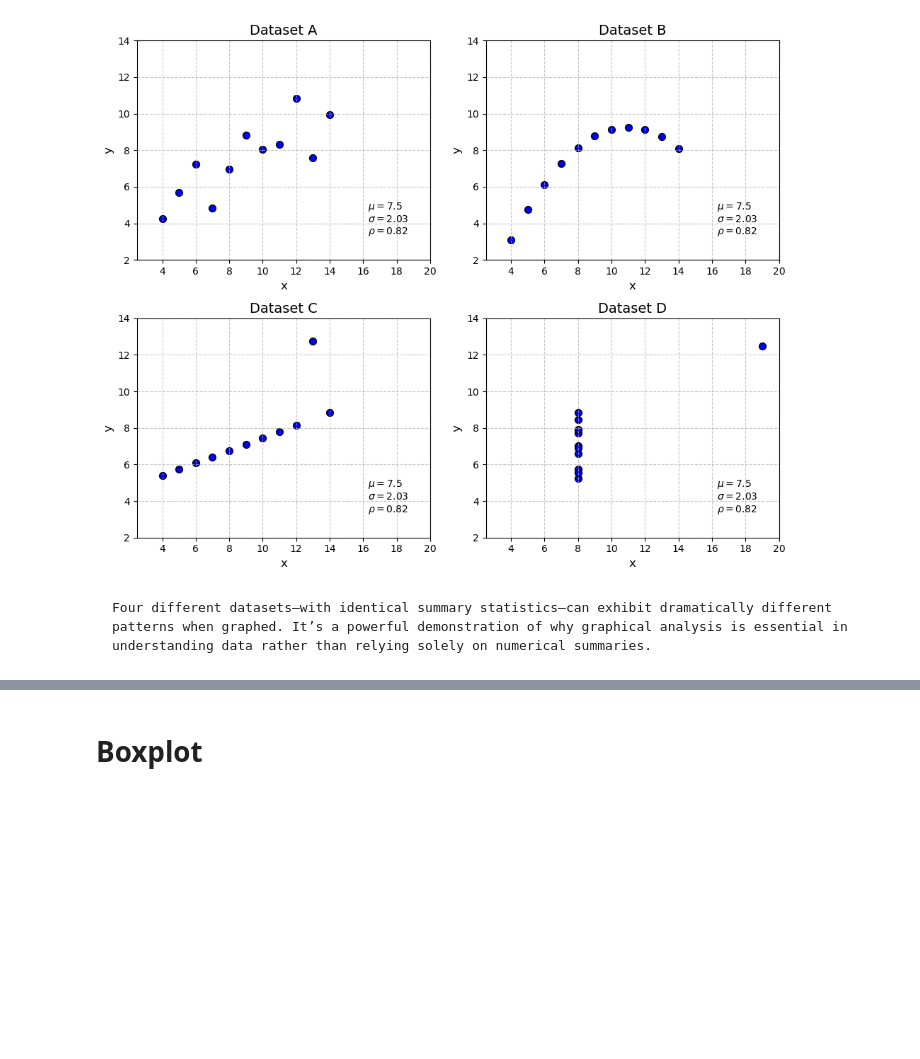
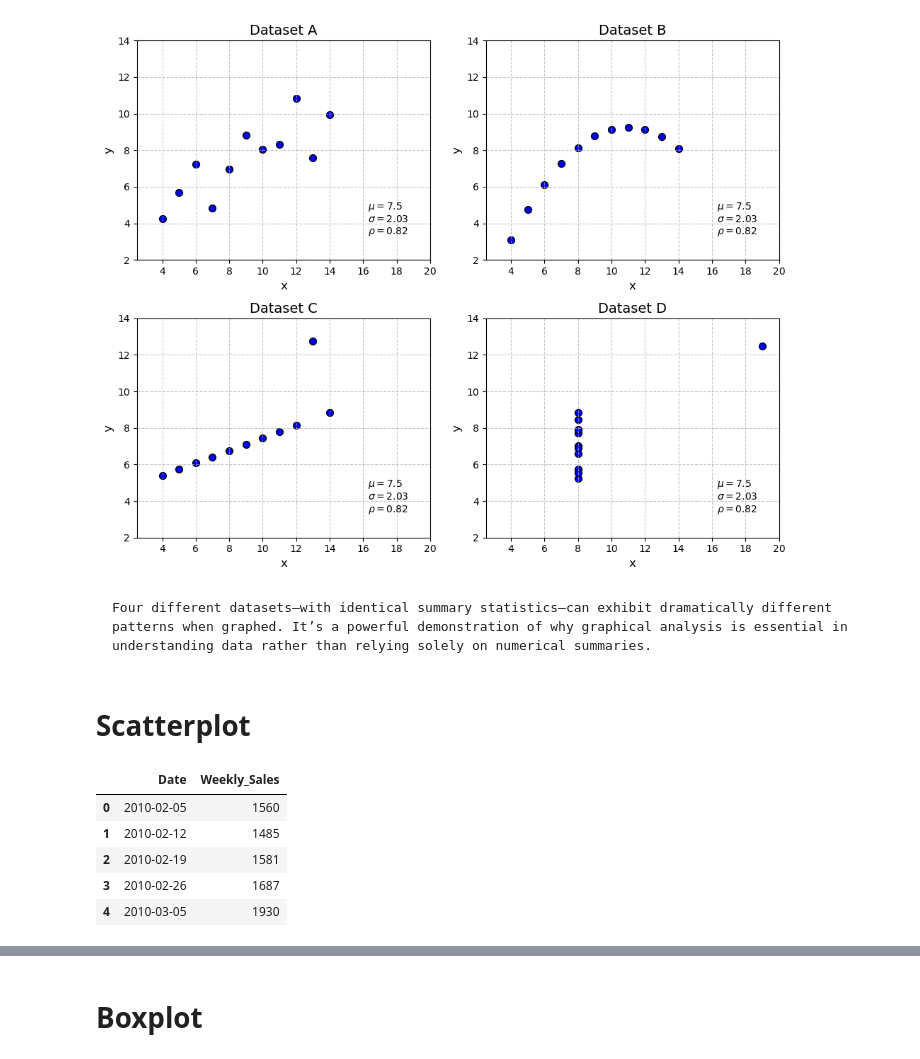
Before and after one commit to LeonardoSMSoares/Practical-Notes-from-a-Data-Analyst, a Jupyter notebook: PNDA 01 - Statistical Decision Map - Part A.ipynb, the cells around one changed output, grey strips where cells are left out. Drawn from its saved outputs; the diff is of its cells as text; code cells hidden in the pictures; blank space fills up the shorter version.

```diff
--- a/PNDA 01 - Statistical Decision Map - Part A.ipynb
+++ b/PNDA 01 - Statistical Decision Map - Part A.ipynb
@@ -115,3 +115,41 @@ plt.show();                                                   # Show the plot
 [figure]
 # %% [markdown]
     Four different datasets—with identical summary statistics—can exhibit dramatically different patterns when graphed. It’s a powerful demonstration of why graphical analysis is essential in understanding data rather than relying solely on numerical summaries.
+# %% [markdown]
+# Scatterplot
+# %%
+# Simulate Weekly Sales (2010–2012)
+
+np.random.seed(42)  # Reproducibility
+dates = pd.date_range(start="2010-02-05", end="2012-10-26", freq="W-FRI")  # Weekly Fridays
+
+# Base sales + noise
+base_sales = 1_500
+noise = np.random.normal(0, 120, len(dates))  # Random fluctuations
+
+# Trend component
+trend = np.linspace(0, 200, len(dates))  # Gradual upward trend
+
+# Simulated sales
+sales = base_sales + noise + trend
+
+# Introduce some spikes (holiday promotions, Black Friday, etc.)
+spike_indices = np.random.choice(len(dates), size=6, replace=False)
+sales[spike_indices] += np.random.randint(400, 800, size=len(spike_indices))
+
+# DataFrame with formatted dates
+df = pd.DataFrame({
+    "Date": dates.strftime("%Y-%m-%d"),  # Format as YYYY-MM-DD
+    "Weekly_Sales": sales.round(0)
+})
+
+df["Weekly_Sales"] = df["Weekly_Sales"].astype(int)
+
+df.head()
+# %% [output]
+|  | Date | Weekly_Sales |
+| 0 | 2010-02-05 | 1560 |
+| 1 | 2010-02-12 | 1485 |
+| 2 | 2010-02-19 | 1581 |
+| 3 | 2010-02-26 | 1687 |
+| 4 | 2010-03-05 | 1930 |
```
Also changed, not shown: parts of 1 cell of this notebook, 4 other files.
